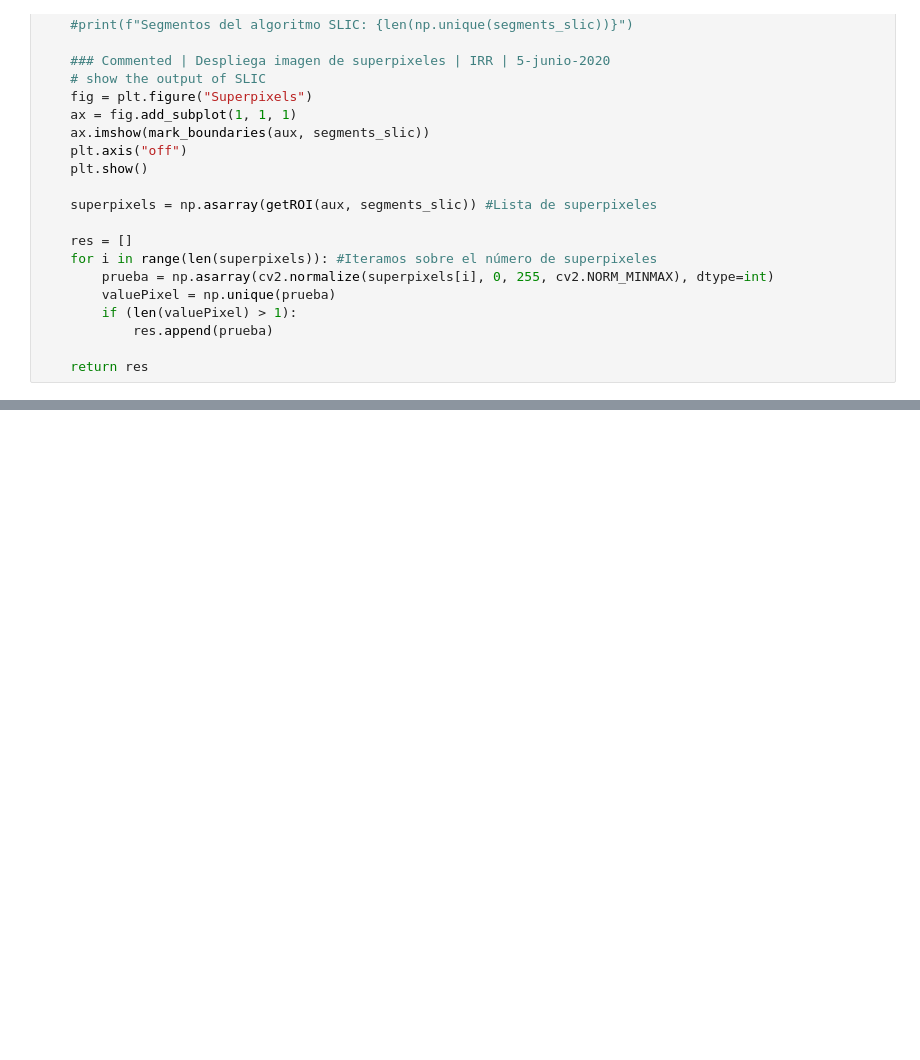
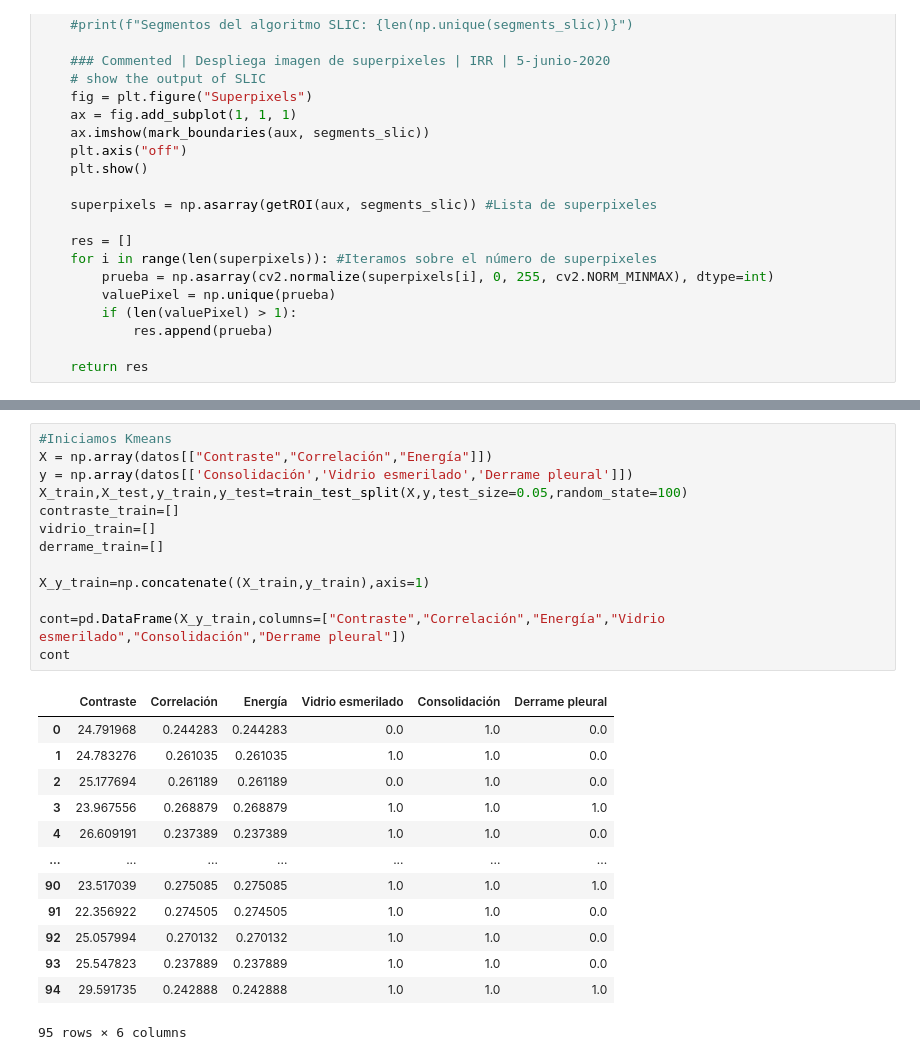
Before and after one commit to OscarEsC/covid19_symptoms_detector, a Jupyter notebook: covid19_symptoms_detector.py.ipynb, the cells around one changed output, grey strips where cells are left out. Drawn from its saved outputs; the diff is of its cells as text; blank space fills up the shorter version.

```diff
--- a/covid19_symptoms_detector.py.ipynb
+++ b/covid19_symptoms_detector.py.ipynb
@@ -240,0 +290,27 @@ Tiempo de entrenamiento: 46.679256439208984
+# %%
+#Iniciamos Kmeans
+X = np.array(datos[["Contraste","Correlación","Energía"]])
+y = np.array(datos[['Consolidación','Vidrio esmerilado','Derrame pleural']])
+X_train,X_test,y_train,y_test=train_test_split(X,y,test_size=0.05,random_state=100)
+contraste_train=[]
+vidrio_train=[]
+derrame_train=[]
+
+X_y_train=np.concatenate((X_train,y_train),axis=1)
+
+cont=pd.DataFrame(X_y_train,columns=["Contraste","Correlación","Energía","Vidrio esmerilado","Consolidación","Derrame pleural"])
+cont
+# %% [output]
+|  | Contraste | Correlación | Energía | Vidrio esmerilado | Consolidación | Derrame pleural |
+| 0 | 24.791968 | 0.244283 | 0.244283 | 0.0 | 1.0 | 0.0 |
+| 1 | 24.783276 | 0.261035 | 0.261035 | 1.0 | 1.0 | 0.0 |
+| 2 | 25.177694 | 0.261189 | 0.261189 | 0.0 | 1.0 | 0.0 |
+| 3 | 23.967556 | 0.268879 | 0.268879 | 1.0 | 1.0 | 1.0 |
+| 4 | 26.609191 | 0.237389 | 0.237389 | 1.0 | 1.0 | 0.0 |
+| ... | ... | ... | ... | ... | ... | ... |
+| 90 | 23.517039 | 0.275085 | 0.275085 | 1.0 | 1.0 | 1.0 |
+| 91 | 22.356922 | 0.274505 | 0.274505 | 1.0 | 1.0 | 0.0 |
+| 92 | 25.057994 | 0.270132 | 0.270132 | 1.0 | 1.0 | 0.0 |
+| 93 | 25.547823 | 0.237889 | 0.237889 | 1.0 | 1.0 | 0.0 |
+| 94 | 29.591735 | 0.242888 | 0.242888 | 1.0 | 1.0 | 1.0 |
+95 rows × 6 columns
```
Also changed, not shown: parts of 35 cells of this notebook, 1 other file.
